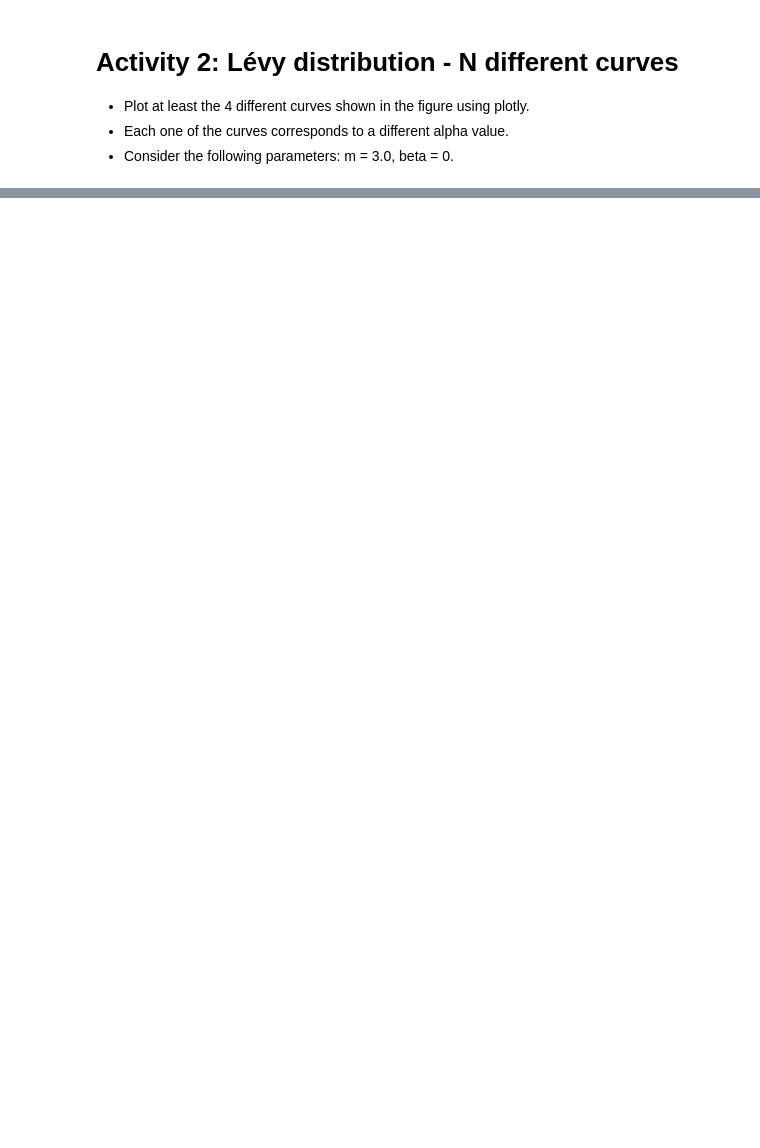
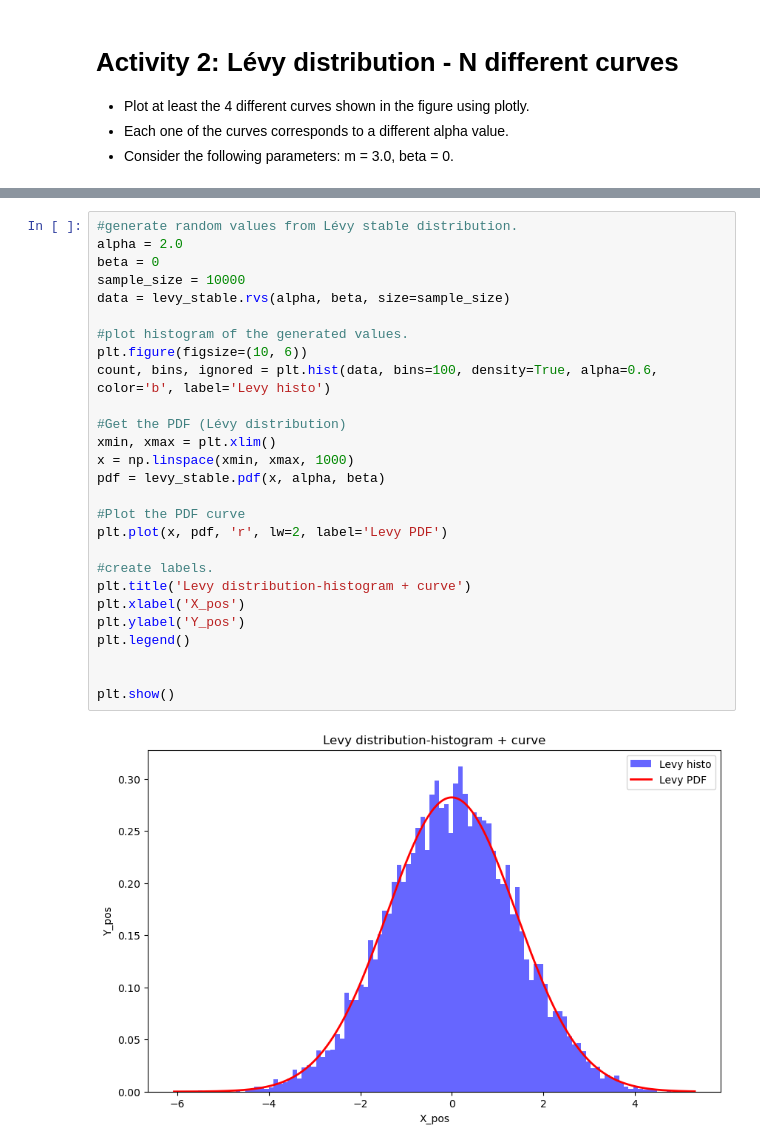
Before and after one commit to izmaelf/Assignment_1_Random-Walks, a Jupyter notebook: Assignment_1 _Random Walks.ipynb, the cells around one changed output, grey strips where cells are left out. Drawn from its saved outputs; the diff is of its cells as text; blank space fills up the shorter version.

```diff
--- a/Assignment_1 _Random Walks.ipynb
+++ b/Assignment_1 _Random Walks.ipynb
@@ -145,0 +152,29 @@ fig.show()
+# %%
+#generate random values from Lévy stable distribution.
+alpha = 2.0
+beta = 0
+sample_size = 10000
+data = levy_stable.rvs(alpha, beta, size=sample_size)
+
+#plot histogram of the generated values.
+plt.figure(figsize=(10, 6))
+count, bins, ignored = plt.hist(data, bins=100, density=True, alpha=0.6, color='b', label='Levy histo')
+
+#Get the PDF (Lévy distribution)
+xmin, xmax = plt.xlim()
+x = np.linspace(xmin, xmax, 1000)
+pdf = levy_stable.pdf(x, alpha, beta)
+
+#Plot the PDF curve
+plt.plot(x, pdf, 'r', lw=2, label='Levy PDF')
+
+#create labels.
+plt.title('Levy distribution-histogram + curve')
+plt.xlabel('X_pos')
+plt.ylabel('Y_pos')
+plt.legend()
+
+
+plt.show()
+# %% [output]
+[figure, added]
```
Also changed, not shown: parts of 6 cells of this notebook.
